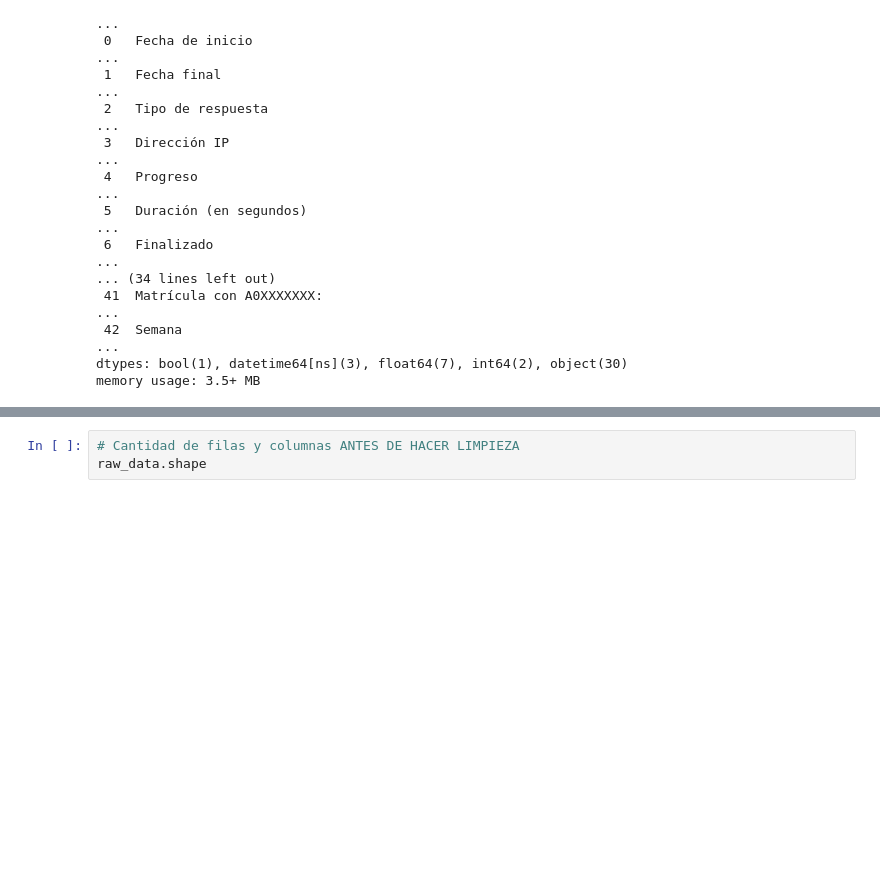
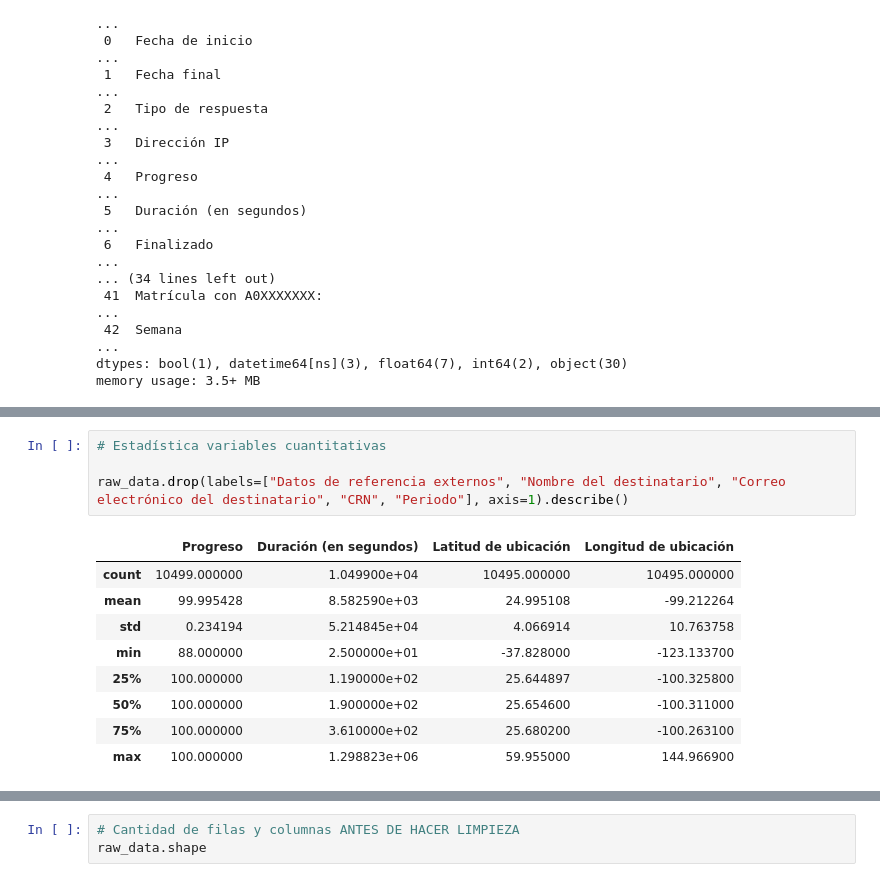
Before and after one commit to PameRuiz25/ActividadFormativaM2-Equipo2, a Jupyter notebook: proyecto1.ipynb, the cells around one changed output, grey strips where cells are left out. Cells and saved outputs as stored; diff of their text form; blank space fills up the shorter version.

```diff
--- a/proyecto1.ipynb
+++ b/proyecto1.ipynb
@@ -64,0 +53,14 @@ raw_data.describe()
+# %%
+# Estadística variables cuantitativas
+
+raw_data.drop(labels=["Datos de referencia externos", "Nombre del destinatario", "Correo electrónico del destinatario", "CRN", "Periodo"], axis=1).describe()
+# %% [output]
+|  | Progreso | Duración (en segundos) | Latitud de ubicación | Longitud de ubicación |
+| count | 10499.000000 | 1.049900e+04 | 10495.000000 | 10495.000000 |
+| mean | 99.995428 | 8.582590e+03 | 24.995108 | -99.212264 |
+| std | 0.234194 | 5.214845e+04 | 4.066914 | 10.763758 |
+| min | 88.000000 | 2.500000e+01 | -37.828000 | -123.133700 |
+| 25% | 100.000000 | 1.190000e+02 | 25.644897 | -100.325800 |
+| 50% | 100.000000 | 1.900000e+02 | 25.654600 | -100.311000 |
+| 75% | 100.000000 | 3.610000e+02 | 25.680200 | -100.263100 |
+| max | 100.000000 | 1.298823e+06 | 59.955000 | 144.966900 |
```
Also changed, not shown: parts of 6 cells of this notebook.
